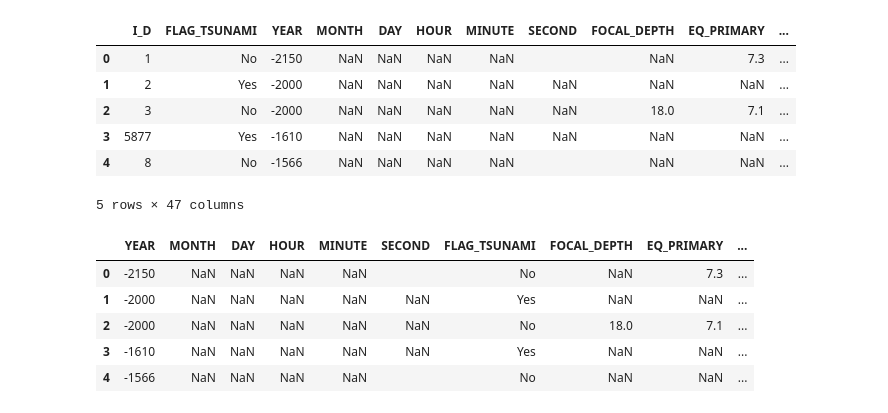
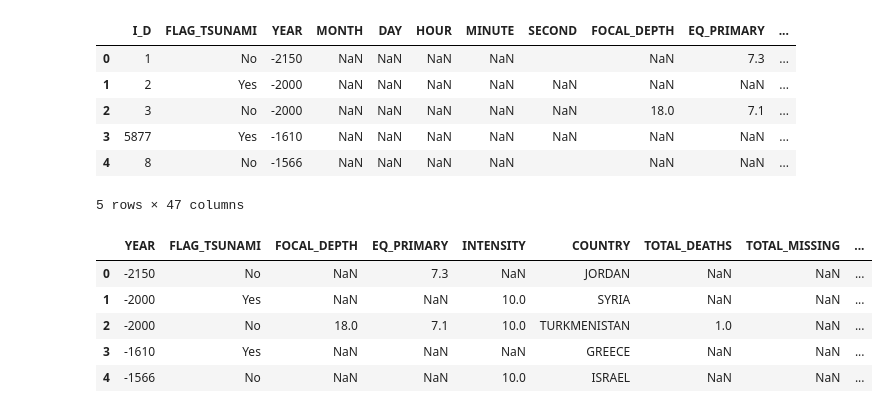
Before and after one commit to macadyls/Natural-Disaster-Support-ETL, a Jupyter notebook: Branch-Nasrin/data_cleaning.ipynb, the cells around one changed output. Saved outputs shown, nothing was run; the diff lists cells and outputs as text; code cells hidden in the pictures.

```diff
--- a/Branch-Nasrin/data_cleaning.ipynb
+++ b/Branch-Nasrin/data_cleaning.ipynb
@@ -82,33 +75,25 @@ worldwide_earthquake_database.head()
 # %%
 #Creating DataFrame
 cleaned_worldwide_earthquake_df=pd.DataFrame(worldwide_earthquake_database, columns=["YEAR",
-                                                                        "MONTH",
-                                                                        "DAY",
-                                                                        "HOUR",
-                                                                        "MINUTE",
-                                                                        "SECOND",
                                                                         "FLAG_TSUNAMI",
                                                                         "FOCAL_DEPTH",
                                                                         "EQ_PRIMARY",
                                                                         "INTENSITY",
                                                                         "COUNTRY",
-                                                                        "LOCATION_NAME",
-                                                                        "LATITUDE",
-                                                                        "LONGITUDE",
                                                                         "TOTAL_DEATHS",
                                                                         "TOTAL_MISSING",
                                                                         "TOTAL_INJURIES",
                                                                         "TOTAL_HOUSES_DESTROYED",
                                                                         "TOTAL_HOUSES_DAMAGED",
                                                                         "TOTAL_DAMAGE_MILLIONS_DOLLARS"])
 cleaned_worldwide_earthquake_df.head()
 # %% [output]
-|  | YEAR | MONTH | DAY | HOUR | MINUTE | SECOND | FLAG_TSUNAMI | FOCAL_DEPTH | EQ_PRIMARY | ... |
-| 0 | -2150 | NaN | NaN | NaN | NaN |  | No | NaN | 7.3 | ... |
-| 1 | -2000 | NaN | NaN | NaN | NaN | NaN | Yes | NaN | NaN | ... |
-| 2 | -2000 | NaN | NaN | NaN | NaN | NaN | No | 18.0 | 7.1 | ... |
-| 3 | -1610 | NaN | NaN | NaN | NaN | NaN | Yes | NaN | NaN | ... |
-| 4 | -1566 | NaN | NaN | NaN | NaN |  | No | NaN | NaN | ... |
+|  | YEAR | FLAG_TSUNAMI | FOCAL_DEPTH | EQ_PRIMARY | INTENSITY | COUNTRY | TOTAL_DEATHS | TOTAL_MISSING | ... |
+| 0 | -2150 | No | NaN | 7.3 | NaN | JORDAN | NaN | NaN | ... |
+| 1 | -2000 | Yes | NaN | NaN | 10.0 | SYRIA | NaN | NaN | ... |
+| 2 | -2000 | No | 18.0 | 7.1 | 10.0 | TURKMENISTAN | 1.0 | NaN | ... |
+| 3 | -1610 | Yes | NaN | NaN | NaN | GREECE | NaN | NaN | ... |
+| 4 | -1566 | No | NaN | NaN | 10.0 | ISRAEL | NaN | NaN | ... |
 # %%
 # Filter the dataset for years between 2010-2018 and reset index and save to new CSV file
 cleaned_worldwide_earthquake_df = cleaned_worldwide_earthquake_df.loc[(cleaned_worldwide_earthquake_df)["YEAR"] > 2009]
```
Also changed, not shown: parts of 6 cells of this notebook.
